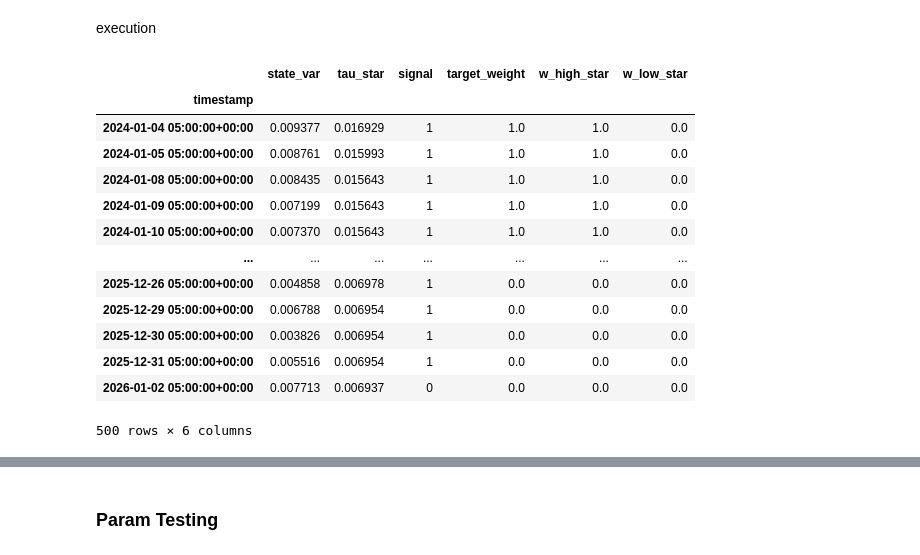
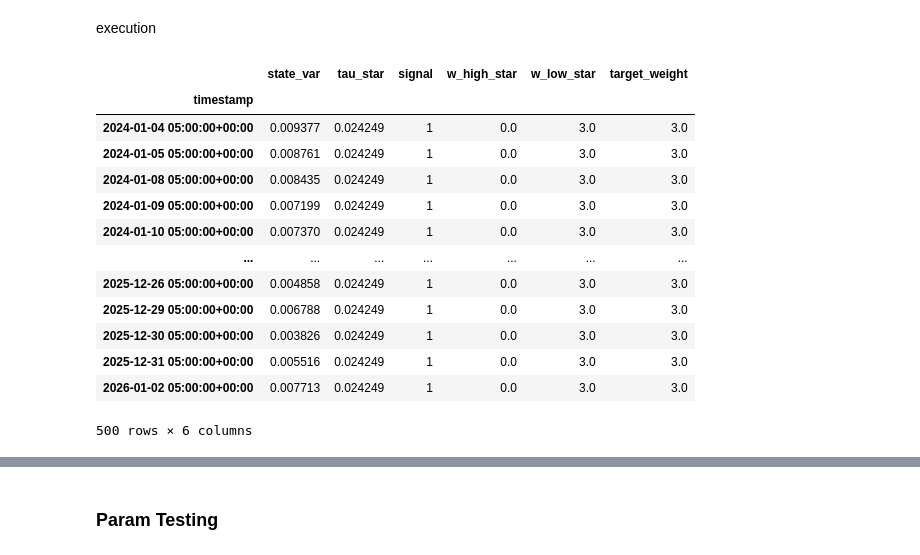
Before and after one commit to jackyeung99/proj_quant_trading, a Jupyter notebook: notebooks/experiment_state_var.ipynb, the cells around one changed output, grey strips where cells are left out. Cells and saved outputs as stored; diff of their text form; code cells hidden in the pictures.

Commit message:
BUILD: state variable and rolling window exp

```diff
--- a/notebooks/experiment_state_var.ipynb
+++ b/notebooks/experiment_state_var.ipynb
@@ -174,7 +174,7 @@ def add_garch11_mle(df, ret_col="ret_cc", burn_in=252, scale=100):
     garch_vol = pd.Series(index=df.index, dtype="float64")
 
     for t in range(burn_in, len(df)):
-        train = r_scaled.iloc[:t].dropna()
+        train = r_scaled.iloc[:t+1].dropna()
 
         if len(train) < burn_in:
             continue
@@ -192,6 +192,7 @@ def add_garch11_mle(df, ret_col="ret_cc", burn_in=252, scale=100):
     df["garch11"] = garch_vol
     df.loc[:df.index[burn_in-1], "garch11"] = np.nan
 
+
     return df
 # %%
 df = add_garch11_mle(df)
@@ -234,7 +235,7 @@ def add_har_rv_forecast(
     df["har_rv"] = np.nan
 
     for t in range(burn_in, len(df)):
-        train = df.iloc[:t].dropna(subset=["rv_d", "rv_w", "rv_m"])
+        train = df.iloc[:t+1].dropna(subset=["rv_d", "rv_w", "rv_m"])
 
         if len(train) < burn_in:
             continue
@@ -259,6 +260,7 @@ def add_har_rv_forecast(
 
         df.iat[t, df.columns.get_loc("har_rv")] = float(model.predict(x_fore).iloc[0])
 
+
     return df
 # %%
 df = add_har_rv_forecast(df)
@@ -430,7 +432,7 @@ def compute_mv_weight(
         return 0.0
 
     w = mu / var
-    return float(np.clip(w, 0, 1))
+    return float(np.clip(w, 0, max_leverage))
 # %%
 def build_signal_and_weights_fixed(
     Train: pd.DataFrame,
@@ -752,25 +770,25 @@ def evaluate_strategy(
 # %%
 Train, Test = split_data(df, years=2)
 
-# sig_single = build_signal_and_weights_fixed(Train, Test, state_var="rvol", ret_col='ret_cc', weight_method="mean_var" )
-# bt = simulate_trading(sig_single["target_weight"], Test["ret_cc"], tcost_bps=5, apply_on="entry", lag=1)
+sig = build_signal_and_weights_fixed(Train, Test, state_var="rvol", ret_col='ret_oc', weight_method="mean_var", max_leverage=3)
+bt = simulate_trading(sig["target_weight"], sig['signal'], Test["ret_cc"], tcost_bps=5, apply_on="entry", lag=1)
 
-sig_roll   = build_signal_and_weights_rolling(df, Test, state_var="rvol",ret_col='ret_cc',  lookback=252, weight_method="mean_var")
-bt = simulate_trading(sig_roll["signal"], Test["ret_cc"], tcost_bps=5, apply_on="entry", lag=1)
+# sig_roll   = build_signal_and_weights_rolling(df, Test, state_var="rvol",ret_col='ret_cc',  lookback=252, weight_method="mean_var")
+# bt = simulate_trading(sig_roll["target_weight"], sig_roll['signal'] ,Test["ret_cc"], tcost_bps=5, apply_on="entry", lag=1)
 # %%
-sig_roll
+sig
 # %% [output]
-|  | state_var | tau_star | signal | target_weight | w_high_star | w_low_star |
+|  | state_var | tau_star | signal | w_high_star | w_low_star | target_weight |
 | timestamp |  |  |  |  |  |  |
-| 2024-01-04 05:00:00+00:00 | 0.009377 | 0.016929 | 1 | 1.0 | 1.0 | 0.0 |
-| 2024-01-05 05:00:00+00:00 | 0.008761 | 0.015993 | 1 | 1.0 | 1.0 | 0.0 |
-| 2024-01-08 05:00:00+00:00 | 0.008435 | 0.015643 | 1 | 1.0 | 1.0 | 0.0 |
-| 2024-01-09 05:00:00+00:00 | 0.007199 | 0.015643 | 1 | 1.0 | 1.0 | 0.0 |
-| 2024-01-10 05:00:00+00:00 | 0.007370 | 0.015643 | 1 | 1.0 | 1.0 | 0.0 |
+| 2024-01-04 05:00:00+00:00 | 0.009377 | 0.024249 | 1 | 0.0 | 3.0 | 3.0 |
+| 2024-01-05 05:00:00+00:00 | 0.008761 | 0.024249 | 1 | 0.0 | 3.0 | 3.0 |
+| 2024-01-08 05:00:00+00:00 | 0.008435 | 0.024249 | 1 | 0.0 | 3.0 | 3.0 |
+| 2024-01-09 05:00:00+00:00 | 0.007199 | 0.024249 | 1 | 0.0 | 3.0 | 3.0 |
+| 2024-01-10 05:00:00+00:00 | 0.007370 | 0.024249 | 1 | 0.0 | 3.0 | 3.0 |
 | ... | ... | ... | ... | ... | ... | ... |
-| 2025-12-26 05:00:00+00:00 | 0.004858 | 0.006978 | 1 | 0.0 | 0.0 | 0.0 |
-| 2025-12-29 05:00:00+00:00 | 0.006788 | 0.006954 | 1 | 0.0 | 0.0 | 0.0 |
-| 2025-12-30 05:00:00+00:00 | 0.003826 | 0.006954 | 1 | 0.0 | 0.0 | 0.0 |
-| 2025-12-31 05:00:00+00:00 | 0.005516 | 0.006954 | 1 | 0.0 | 0.0 | 0.0 |
-| 2026-01-02 05:00:00+00:00 | 0.007713 | 0.006937 | 0 | 0.0 | 0.0 | 0.0 |
+| 2025-12-26 05:00:00+00:00 | 0.004858 | 0.024249 | 1 | 0.0 | 3.0 | 3.0 |
+| 2025-12-29 05:00:00+00:00 | 0.006788 | 0.024249 | 1 | 0.0 | 3.0 | 3.0 |
+| 2025-12-30 05:00:00+00:00 | 0.003826 | 0.024249 | 1 | 0.0 | 3.0 | 3.0 |
+| 2025-12-31 05:00:00+00:00 | 0.005516 | 0.024249 | 1 | 0.0 | 3.0 | 3.0 |
+| 2026-01-02 05:00:00+00:00 | 0.007713 | 0.024249 | 1 | 0.0 | 3.0 | 3.0 |
 500 rows × 6 columns
```
Also changed, not shown: parts of 16 cells of this notebook, 20 other files.
